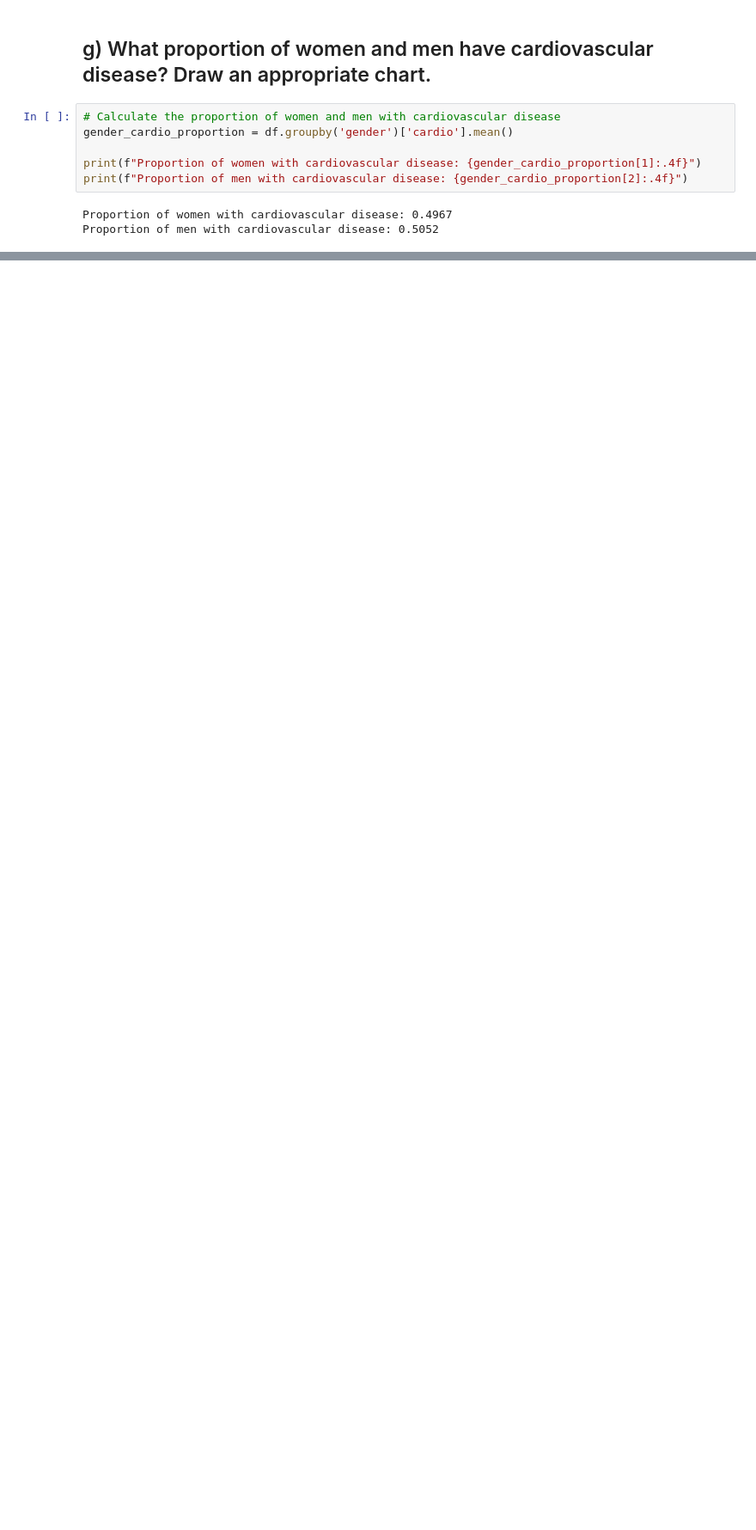
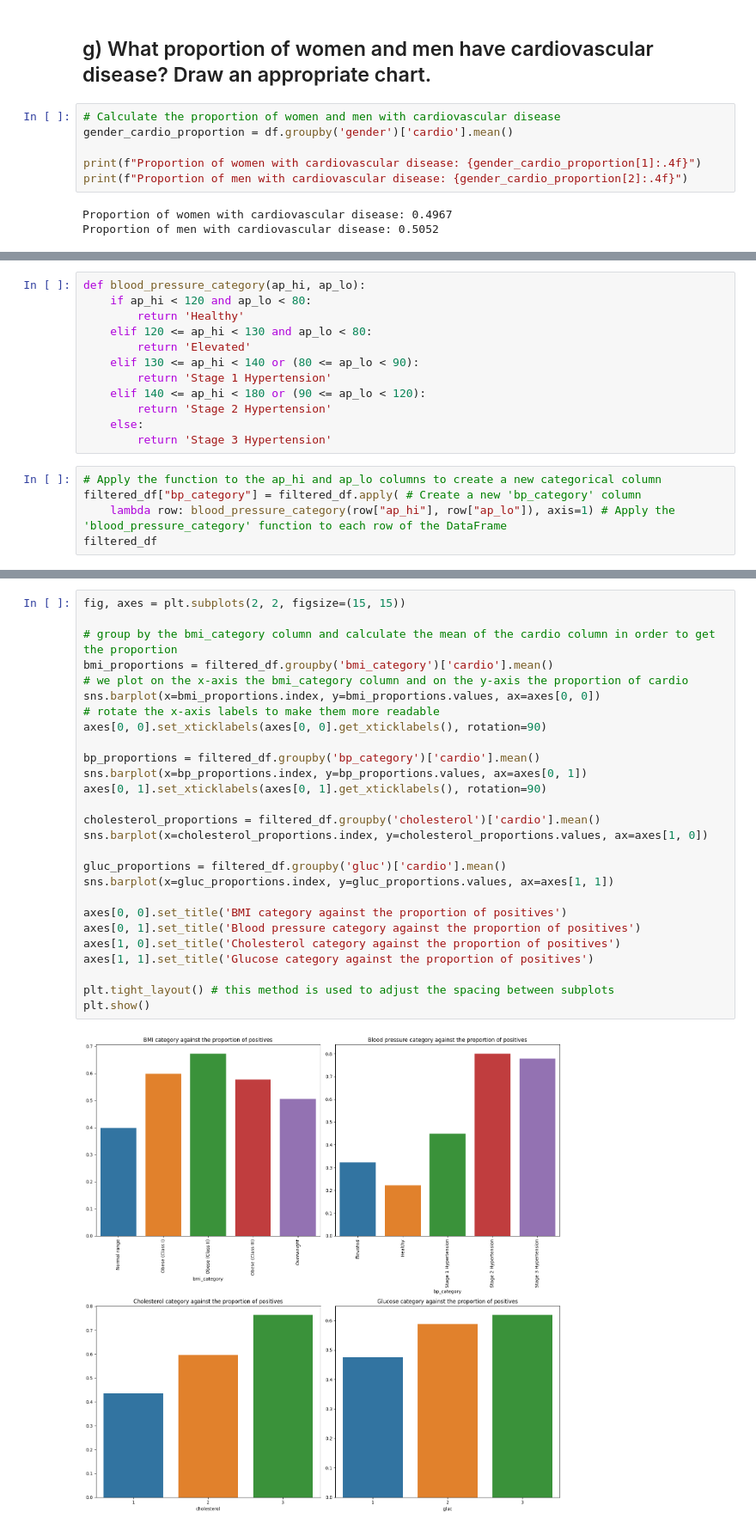
Before and after one commit to eliaselhaddad/Machine-learning-Elias-El-Haddad, a Jupyter notebook: Lab_ML/Disease_prediction.ipynb, the cells around one changed output, grey strips where cells are left out. Shown: that part at 86% size. Cells and saved outputs as stored; diff of their text form; blank space fills up the shorter version.

```diff
--- a/Lab_ML/Disease_prediction.ipynb
+++ b/Lab_ML/Disease_prediction.ipynb
@@ -221,0 +389,17 @@ plt.show()
+# %%
+def blood_pressure_category(ap_hi, ap_lo):
+    if ap_hi < 120 and ap_lo < 80:
+        return 'Healthy'
+    elif 120 <= ap_hi < 130 and ap_lo < 80:
+        return 'Elevated'
+    elif 130 <= ap_hi < 140 or (80 <= ap_lo < 90):
+        return 'Stage 1 Hypertension'
+    elif 140 <= ap_hi < 180 or (90 <= ap_lo < 120):
+        return 'Stage 2 Hypertension'
+    else:
+        return 'Stage 3 Hypertension'
+# %%
+# Apply the function to the ap_hi and ap_lo columns to create a new categorical column
+filtered_df["bp_category"] = filtered_df.apply( # Create a new 'bp_category' column
+    lambda row: blood_pressure_category(row["ap_hi"], row["ap_lo"]), axis=1) # Apply the 'blood_pressure_category' function to each row of the DataFrame
+filtered_df
@@ -221,0 +422,29 @@ plt.show()
+# %%
+fig, axes = plt.subplots(2, 2, figsize=(15, 15))
+
+# group by the bmi_category column and calculate the mean of the cardio column in order to get the proportion
+bmi_proportions = filtered_df.groupby('bmi_category')['cardio'].mean()
+# we plot on the x-axis the bmi_category column and on the y-axis the proportion of cardio
+sns.barplot(x=bmi_proportions.index, y=bmi_proportions.values, ax=axes[0, 0])
+# rotate the x-axis labels to make them more readable
+axes[0, 0].set_xticklabels(axes[0, 0].get_xticklabels(), rotation=90)
+
+bp_proportions = filtered_df.groupby('bp_category')['cardio'].mean()
+sns.barplot(x=bp_proportions.index, y=bp_proportions.values, ax=axes[0, 1])
+axes[0, 1].set_xticklabels(axes[0, 1].get_xticklabels(), rotation=90)
+
+cholesterol_proportions = filtered_df.groupby('cholesterol')['cardio'].mean()
+sns.barplot(x=cholesterol_proportions.index, y=cholesterol_proportions.values, ax=axes[1, 0])
+
+gluc_proportions = filtered_df.groupby('gluc')['cardio'].mean()
+sns.barplot(x=gluc_proportions.index, y=gluc_proportions.values, ax=axes[1, 1])
+
+axes[0, 0].set_title('BMI category against the proportion of positives')
+axes[0, 1].set_title('Blood pressure category against the proportion of positives')
+axes[1, 0].set_title('Cholesterol category against the proportion of positives')
+axes[1, 1].set_title('Glucose category against the proportion of positives')
+
+plt.tight_layout() # this method is used to adjust the spacing between subplots
+plt.show()
+# %% [output]
+[figure, added]
```
Also changed, not shown: parts of 20 cells of this notebook, 1 other file.
